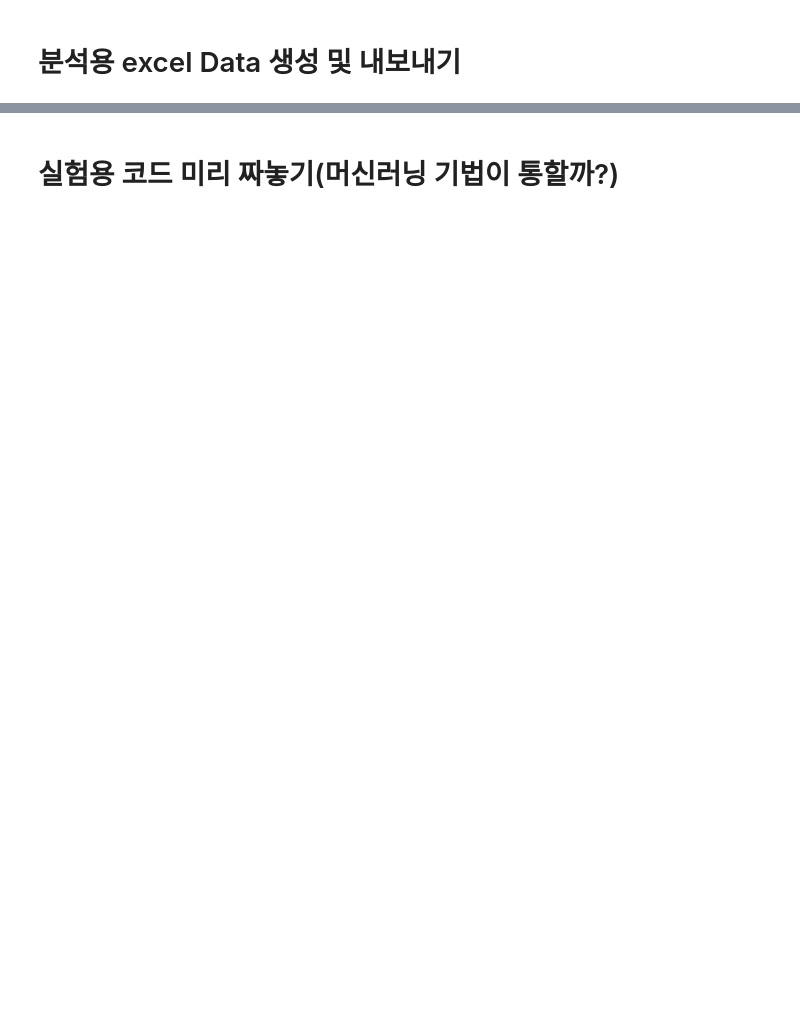
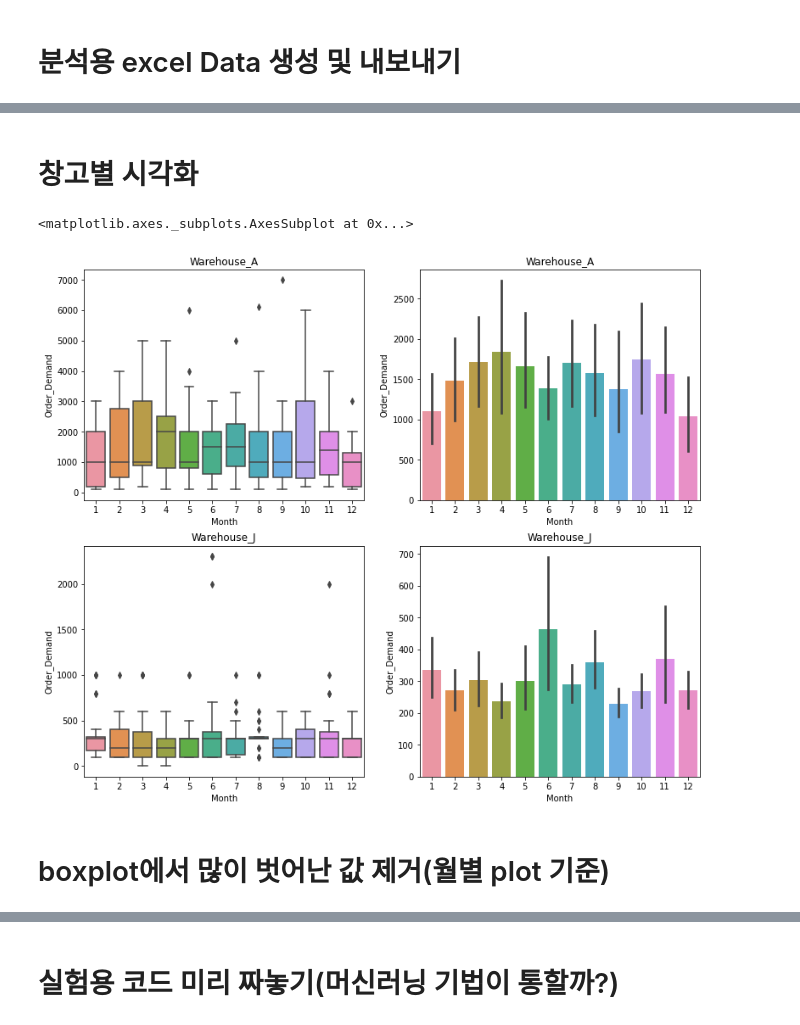
Before and after one commit to HWANG-HOE-SUN/Univ.Project, a Jupyter notebook: SCM_sub2.ipynb, the cells around one changed output, grey strips where cells are left out. Cells and saved outputs as stored; diff of their text form; code cells hidden in the pictures; blank space fills up the shorter version.

```diff
--- a/SCM_sub2.ipynb
+++ b/SCM_sub2.ipynb
@@ -165 +131,4 @@ sns.barplot(x="Warehouse",y="Order_Demand",data=Data)
+# %%
+Data_A = Data[Data['Warehouse']=='Whse_A']
+Data_J = Data[Data['Warehouse']=='Whse_J']
 # %%
@@ -222,0 +202,21 @@ Freq: M, Name: Order_Demand, dtype: int64
+# %% [markdown]
+# 창고별 시각화
+# %%
+plt.figure(figsize=(13,11))
+plt.subplot(221)
+plt.title("Warehouse_A")
+sns.boxplot(x="Month",y="Order_Demand",data=Data_A)
+plt.subplot(222)
+plt.title("Warehouse_A")
+sns.barplot(x="Month",y="Order_Demand",data=Data_A)
+plt.subplot(223)
+plt.title("Warehouse_J")
+sns.boxplot(x="Month",y="Order_Demand",data=Data_J)
+plt.subplot(224)
+plt.title("Warehouse_J")
+sns.barplot(x="Month",y="Order_Demand",data=Data_J)
+# %% [output]
+<matplotlib.axes._subplots.AxesSubplot at 0x...>
+[figure, added]
+# %% [markdown]
+# boxplot에서 많이 벗어난 값 제거(월별 plot 기준)
```
Also changed, not shown: parts of 30 cells of this notebook.
